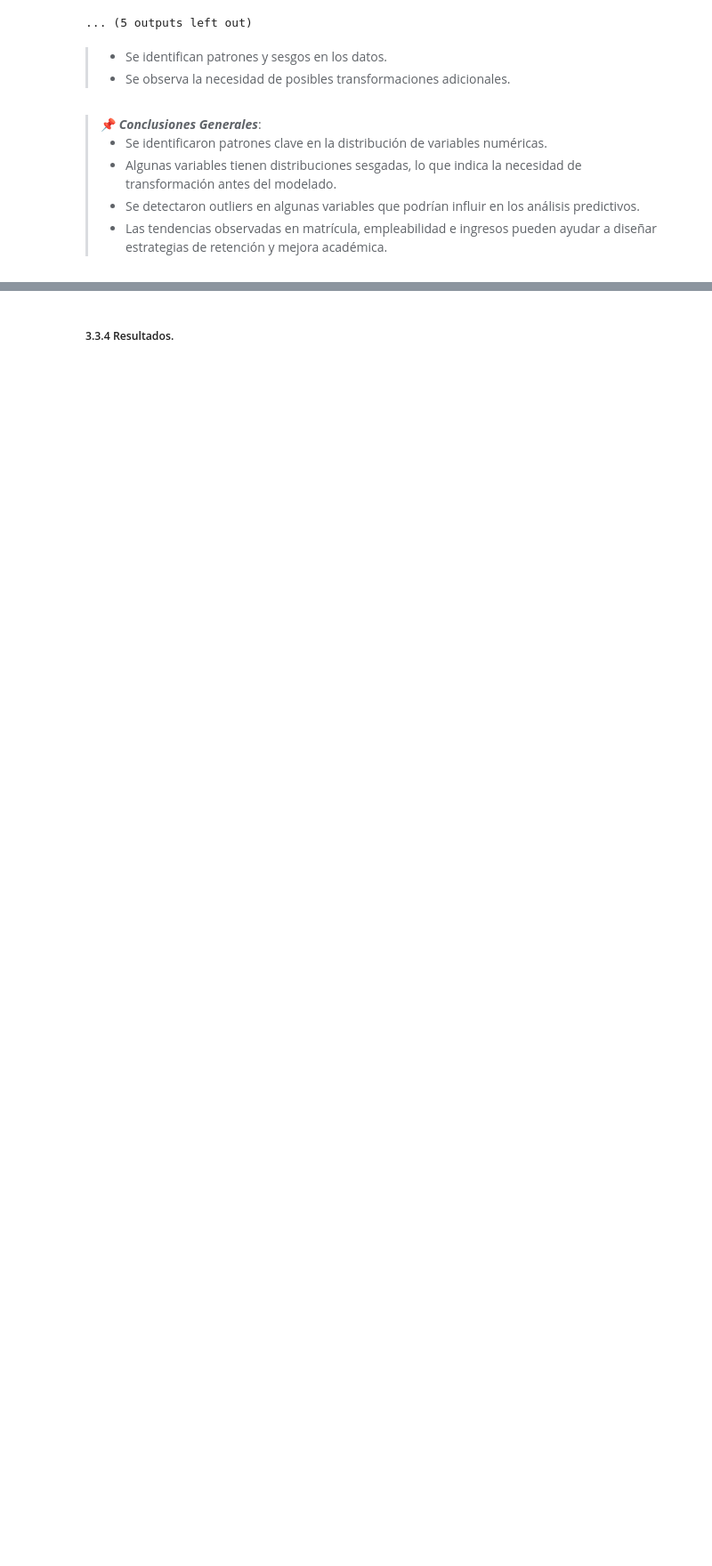
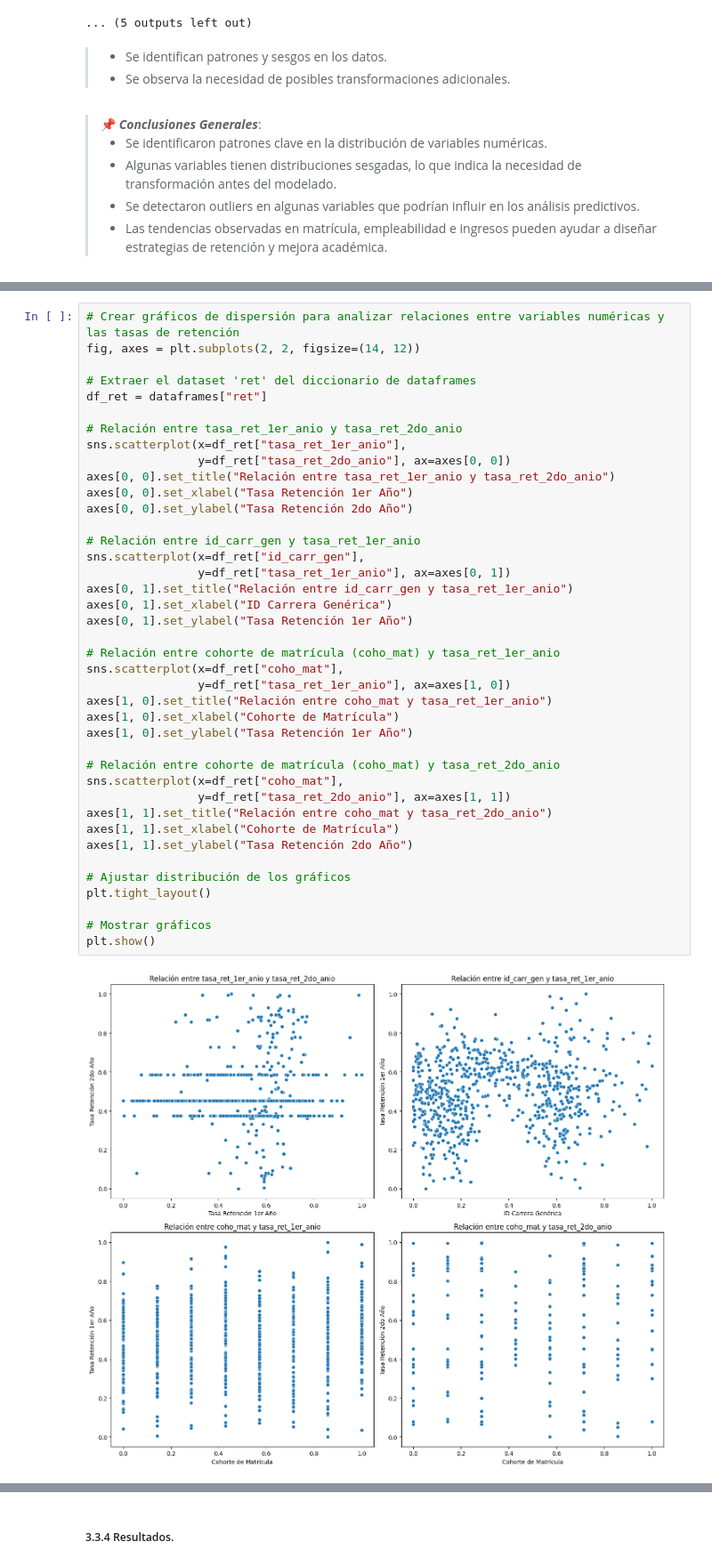
Before and after one commit to alexcatalancarrasco/tfm-mds-2024, a Jupyter notebook: TFM - MDS 2025 - Alex Catalán.ipynb, the cells around one changed output, grey strips where cells are left out. Shown at 89% size. Drawn from its saved outputs; the diff is of its cells as text; blank space fills up the shorter version.

```diff
--- a/TFM - MDS 2025 - Alex Catalán.ipynb
+++ b/TFM - MDS 2025 - Alex Catalán.ipynb
@@ -2015,0 +2233,42 @@ for name, df in dataframes.items():
+# %%
+# Crear gráficos de dispersión para analizar relaciones entre variables numéricas y las tasas de retención
+fig, axes = plt.subplots(2, 2, figsize=(14, 12))
+
+# Extraer el dataset 'ret' del diccionario de dataframes
+df_ret = dataframes["ret"]
+
+# Relación entre tasa_ret_1er_anio y tasa_ret_2do_anio
+sns.scatterplot(x=df_ret["tasa_ret_1er_anio"],
+                y=df_ret["tasa_ret_2do_anio"], ax=axes[0, 0])
+axes[0, 0].set_title("Relación entre tasa_ret_1er_anio y tasa_ret_2do_anio")
+axes[0, 0].set_xlabel("Tasa Retención 1er Año")
+axes[0, 0].set_ylabel("Tasa Retención 2do Año")
+
+# Relación entre id_carr_gen y tasa_ret_1er_anio
+sns.scatterplot(x=df_ret["id_carr_gen"],
+                y=df_ret["tasa_ret_1er_anio"], ax=axes[0, 1])
+axes[0, 1].set_title("Relación entre id_carr_gen y tasa_ret_1er_anio")
+axes[0, 1].set_xlabel("ID Carrera Genérica")
+axes[0, 1].set_ylabel("Tasa Retención 1er Año")
+
+# Relación entre cohorte de matrícula (coho_mat) y tasa_ret_1er_anio
+sns.scatterplot(x=df_ret["coho_mat"],
+                y=df_ret["tasa_ret_1er_anio"], ax=axes[1, 0])
+axes[1, 0].set_title("Relación entre coho_mat y tasa_ret_1er_anio")
+axes[1, 0].set_xlabel("Cohorte de Matrícula")
+axes[1, 0].set_ylabel("Tasa Retención 1er Año")
+
+# Relación entre cohorte de matrícula (coho_mat) y tasa_ret_2do_anio
+sns.scatterplot(x=df_ret["coho_mat"],
+                y=df_ret["tasa_ret_2do_anio"], ax=axes[1, 1])
+axes[1, 1].set_title("Relación entre coho_mat y tasa_ret_2do_anio")
+axes[1, 1].set_xlabel("Cohorte de Matrícula")
+axes[1, 1].set_ylabel("Tasa Retención 2do Año")
+
+# Ajustar distribución de los gráficos
+plt.tight_layout()
+
+# Mostrar gráficos
+plt.show()
+# %% [output]
+[figure, added]
```
Also changed, not shown: parts of 62 cells of this notebook, 25 other files.
